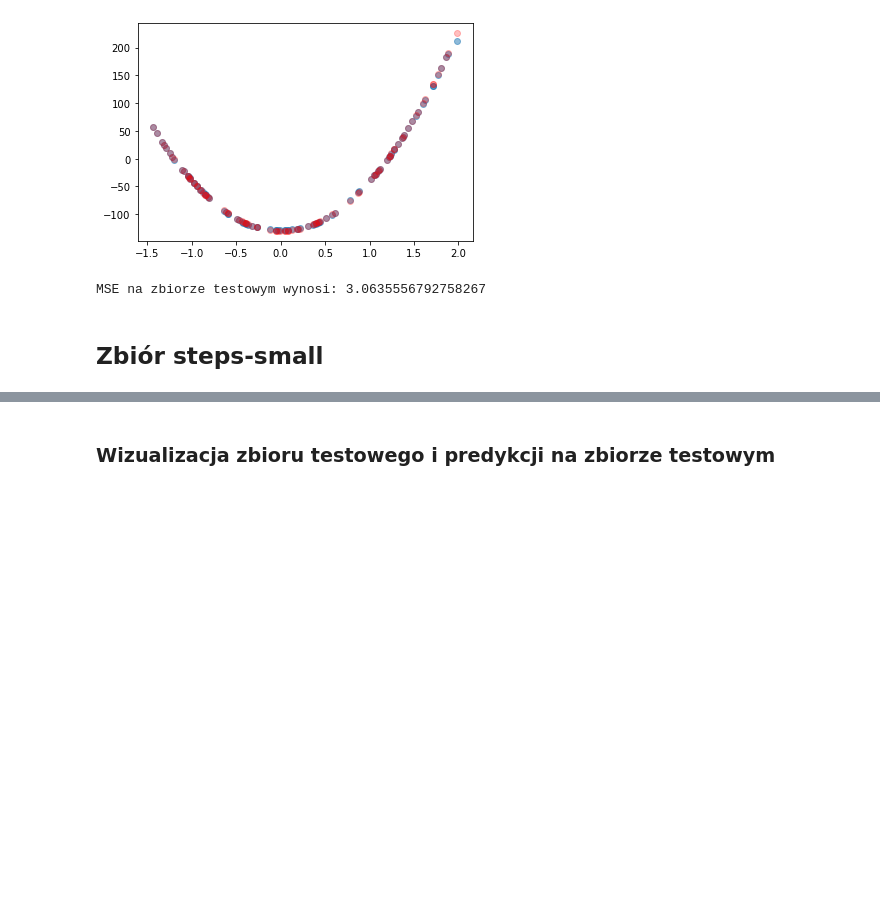
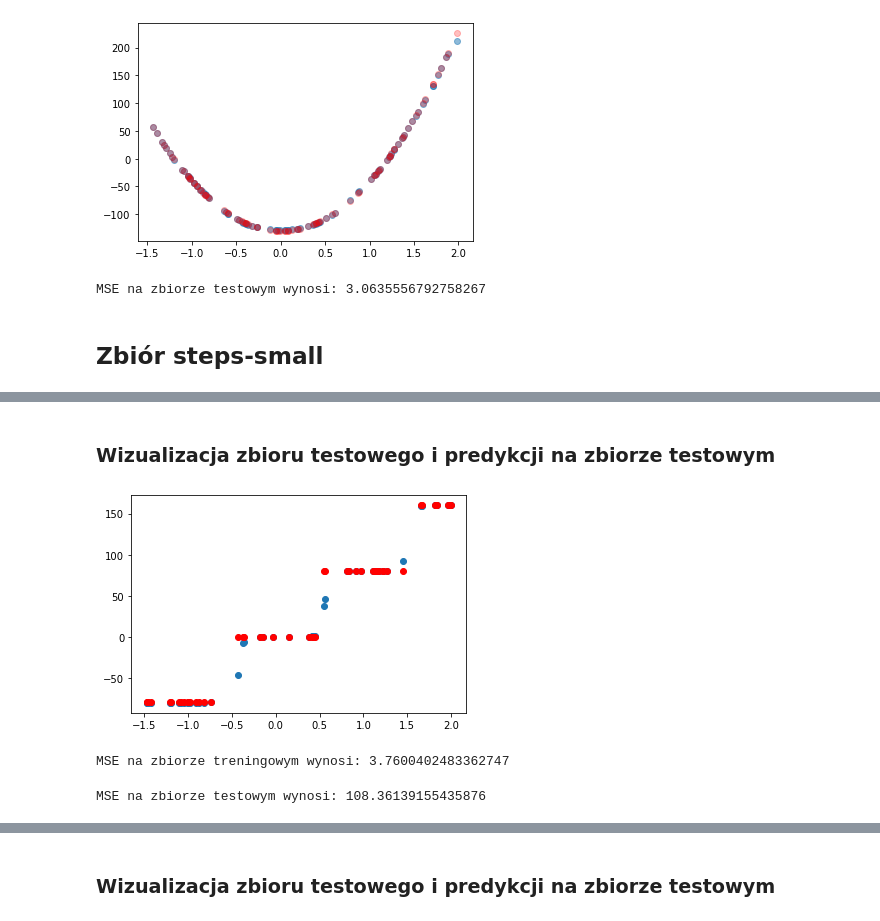
Before and after one commit to adrianstando/neural-network-MIOWAD, a Jupyter notebook: Lab02.ipynb, the cells around one changed output, grey strips where cells are left out. Saved outputs shown, nothing was run; the diff lists cells and outputs as text; code cells hidden in the pictures; blank space fills up the shorter version.

```diff
--- a/Lab02.ipynb
+++ b/Lab02.ipynb
@@ -84,0 +139,16 @@ MSE na zbiorze testowym wynosi: 3.0635556792758267
+# %% [markdown]
+### Wizualizacja zbioru testowego i predykcji na zbiorze testowym
+# %%
+plt.scatter(X1, n.forward(X1))
+plt.scatter(X1, Y1, color='red')
+plt.show()
+# %% [output]
+[figure, added]
+# %%
+print(f"MSE na zbiorze treningowym wynosi: {mse(Y, n.forward(X))}")
+# %% [output]
+MSE na zbiorze treningowym wynosi: 3.7600402483362747
+# %%
+print(f"MSE na zbiorze testowym wynosi: {mse(Y1, n.forward(X1))}")
+# %% [output]
+MSE na zbiorze testowym wynosi: 108.36139155435876
```
Also changed, not shown: parts of 16 cells of this notebook, 1 other file.
